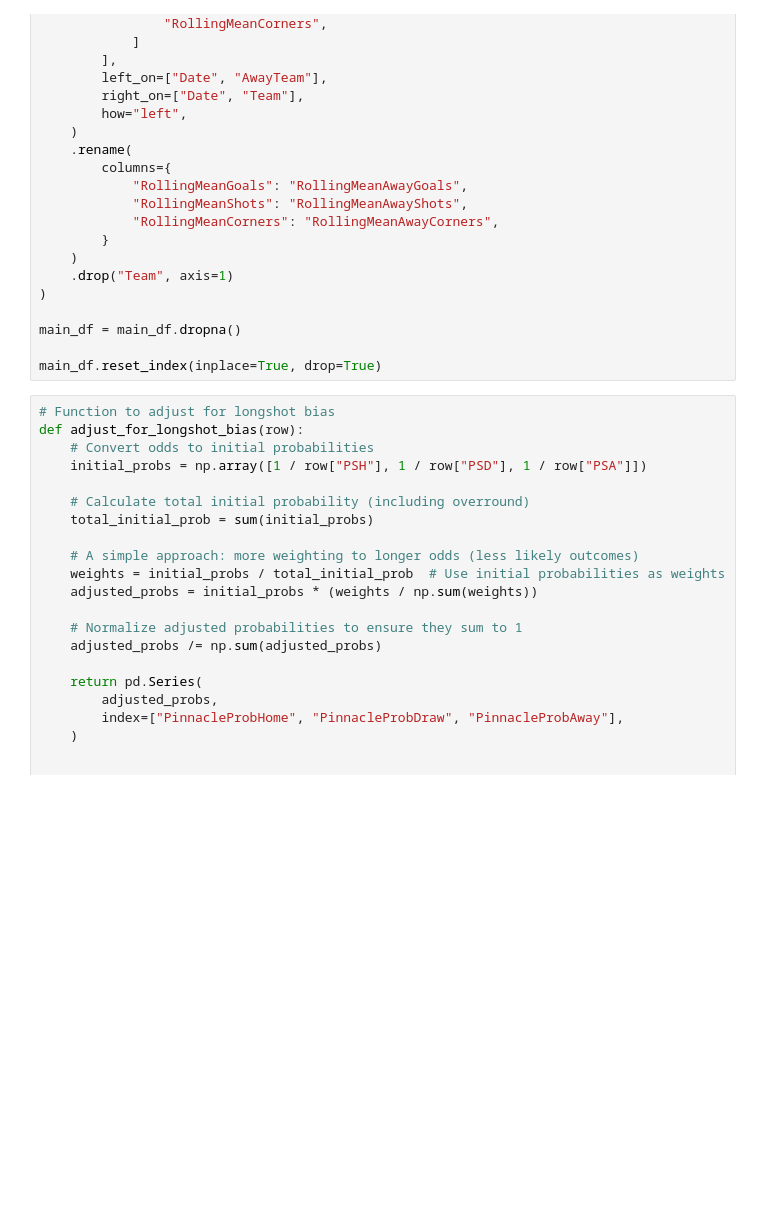
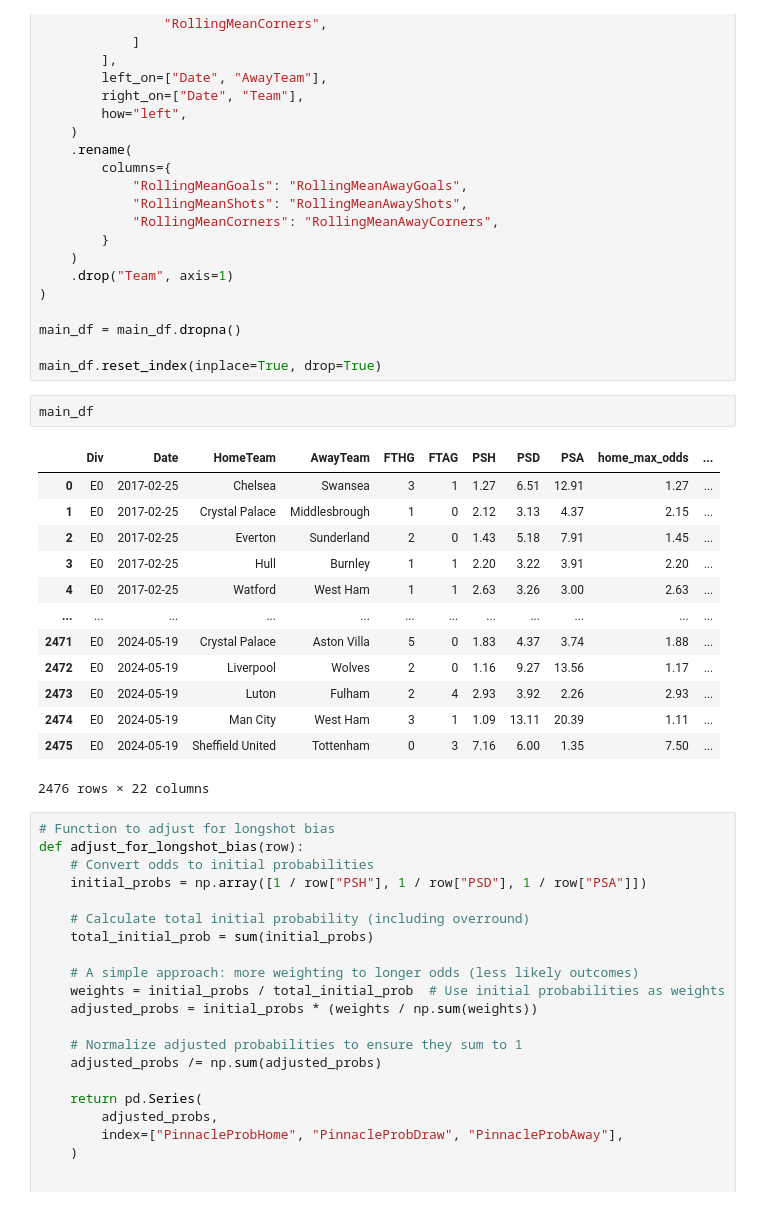
Before and after one commit to MLGonzo/football_stats, a Jupyter notebook: poisson_with_shots.ipynb, the cells around one changed output. Saved outputs shown, nothing was run; the diff lists cells and outputs as text; blank space fills up the shorter version.

```diff
--- a/poisson_with_shots.ipynb
+++ b/poisson_with_shots.ipynb
@@ -101,6 +104,22 @@ main_df = (
 main_df = main_df.dropna()
 
 main_df.reset_index(inplace=True, drop=True)
+# %%
+main_df
+# %% [output]
+|  | Div | Date | HomeTeam | AwayTeam | FTHG | FTAG | PSH | PSD | PSA | home_max_odds | ... |
+| 0 | E0 | 2017-02-25 | Chelsea | Swansea | 3 | 1 | 1.27 | 6.51 | 12.91 | 1.27 | ... |
+| 1 | E0 | 2017-02-25 | Crystal Palace | Middlesbrough | 1 | 0 | 2.12 | 3.13 | 4.37 | 2.15 | ... |
+| 2 | E0 | 2017-02-25 | Everton | Sunderland | 2 | 0 | 1.43 | 5.18 | 7.91 | 1.45 | ... |
+| 3 | E0 | 2017-02-25 | Hull | Burnley | 1 | 1 | 2.20 | 3.22 | 3.91 | 2.20 | ... |
+| 4 | E0 | 2017-02-25 | Watford | West Ham | 1 | 1 | 2.63 | 3.26 | 3.00 | 2.63 | ... |
+| ... | ... | ... | ... | ... | ... | ... | ... | ... | ... | ... | ... |
+| 2471 | E0 | 2024-05-19 | Crystal Palace | Aston Villa | 5 | 0 | 1.83 | 4.37 | 3.74 | 1.88 | ... |
+| 2472 | E0 | 2024-05-19 | Liverpool | Wolves | 2 | 0 | 1.16 | 9.27 | 13.56 | 1.17 | ... |
+| 2473 | E0 | 2024-05-19 | Luton | Fulham | 2 | 4 | 2.93 | 3.92 | 2.26 | 2.93 | ... |
+| 2474 | E0 | 2024-05-19 | Man City | West Ham | 3 | 1 | 1.09 | 13.11 | 20.39 | 1.11 | ... |
+| 2475 | E0 | 2024-05-19 | Sheffield United | Tottenham | 0 | 3 | 7.16 | 6.00 | 1.35 | 7.50 | ... |
+2476 rows × 22 columns
 # %%
 # Function to adjust for longshot bias
 def adjust_for_longshot_bias(row):
```
Also changed, not shown: parts of 9 cells of this notebook, 1 other file.
